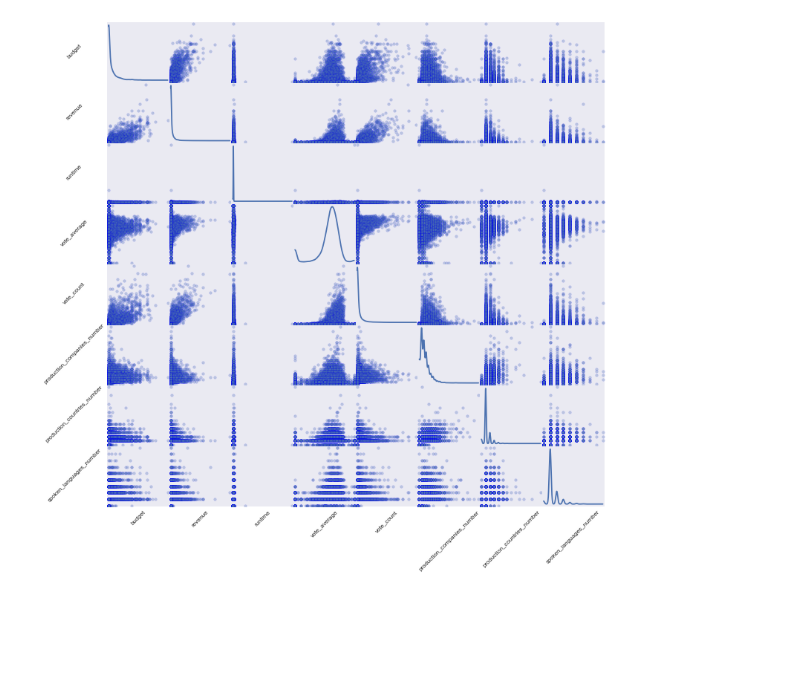
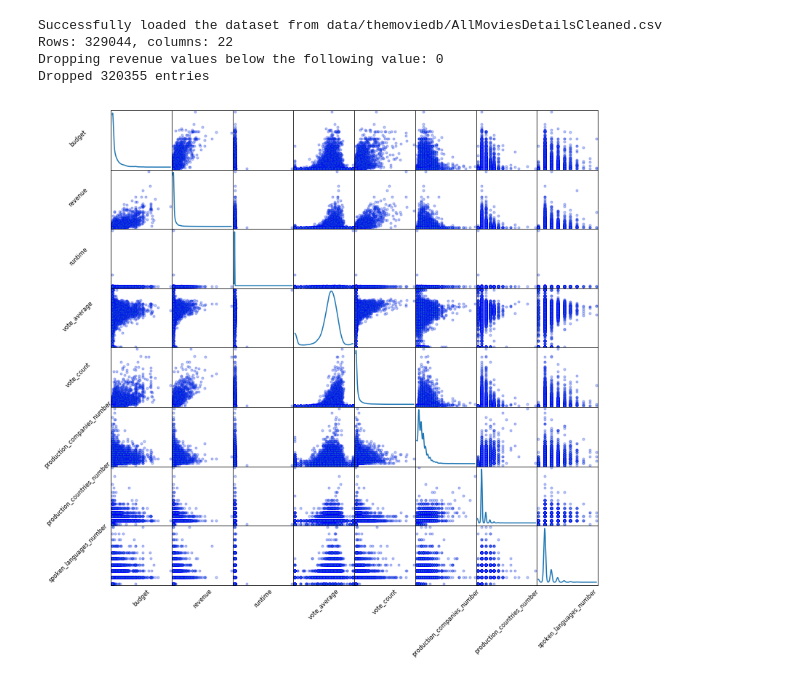
Before and after one commit to 0Martin/oznal, a Jupyter notebook: movie-revenue-predictor.ipynb, the cells around one changed output. Drawn from its saved outputs; the diff is of its cells as text; code cells hidden in the pictures; blank space fills up the shorter version.

```diff
--- a/movie-revenue-predictor.ipynb
+++ b/movie-revenue-predictor.ipynb
@@ -3,19 +4,50 @@
 # %%
 import pandas as pd
 import numpy as np
-import seaborn as sns
 
 from matplotlib import pyplot as plt
 from sklearn import linear_model
 from pandas.plotting import scatter_matrix
 
-# Read the main data file
-df = pd.read_csv('data/themoviedb/AllMoviesDetailsCleaned.csv', delimiter=';', low_memory=False)
-# Number of rows/colums
-# print(df.shape)
+
+# Loads the dataset CSV file from a given path
+def load_dataset(filepath, data_delimiter):
+    # Load the file to a dataframe via Pandas
+    try:
+        df = pd.read_csv(filepath, delimiter=data_delimiter, low_memory=False)
+
+        print("Successfully loaded the dataset from " + filepath)
+        print("Rows: " + str(df.shape[0]) + ", columns: " + str(df.shape[1]))
+
+        return df
+    except e:
+        print("Failed to load the dataset from " + filepath)
+        return
+
+
+def filter_by_lower_threshold(df, colname, threshold, equal=False):
+    print("Dropping '{}' values below the following value: {}".format(colname, threshold))
+
+    rows_before = df.shape[0]
+    df = df[df[colname] > threshold]
+
+    print("Dropped {} entries".format(rows_before - df.shape[0]))
+    return df
+
+
+def filter_by_upper_threshold(df, colname, threshold, equal=False):
+    print("Dropping values above the following value: " + str(threshold))
+    print("Rows before drop: " + df.shape[1])
+
+
+def filter_nan_values(df, colname, keep_zeros=True):
+    print("TODO")
+
+df = load_dataset('data/themoviedb/AllMoviesDetailsCleaned.csv', ';')
 
 # Drop zero/NaN value rows
-df = df[df['revenue'] > 0]
+df = filter_by_lower_threshold(df, 'revenue', 0)
+# df = df[df['revenue'] > 0]
 # df = df[df['budget'] > 0]
 
 # Drop unnecessary columns
@@ -57,31 +89,35 @@ predictions = lm.predict(x)
 plt.plot(x, predictions, color='yellow')
 plt.show()
 
 # print lm.coef_
 # print lm.intercept_
 print "Simple linear regression similarity score: " + str(lm.score(x, y))
 """
 
 # Scatter matrices plot
 sm = scatter_matrix(df, alpha=0.3, figsize=(12, 12), diagonal='kde', grid=True, edgecolors='blue')
 
 #Change label rotation
 for s in sm.reshape(-1):
     s.xaxis.label.set_size(8)
     s.xaxis.label.set_rotation(45)
 
     s.yaxis.label.set_size(8)
     s.yaxis.label.set_rotation(45)
 
 #May need to offset label when rotating to prevent overlap of figure
 [s.get_yaxis().set_label_coords(-0.5, 0.5) for s in sm.reshape(-1)]
 
 #Hide all ticks
 [s.set_xticks(()) for s in sm.reshape(-1)]
 [s.set_yticks(()) for s in sm.reshape(-1)]
 
 
 plt.savefig("scatter_matrix.png", dpi=300)
 plt.show()
 # %% [output]
+Successfully loaded the dataset from data/themoviedb/AllMoviesDetailsCleaned.csv
+Rows: 329044, columns: 22
+Dropping revenue values below the following value: 0
+Dropped 320355 entries
-[figure, old version]
+[figure, new version]
```
Also changed, not shown: parts of 2 cells of this notebook.
